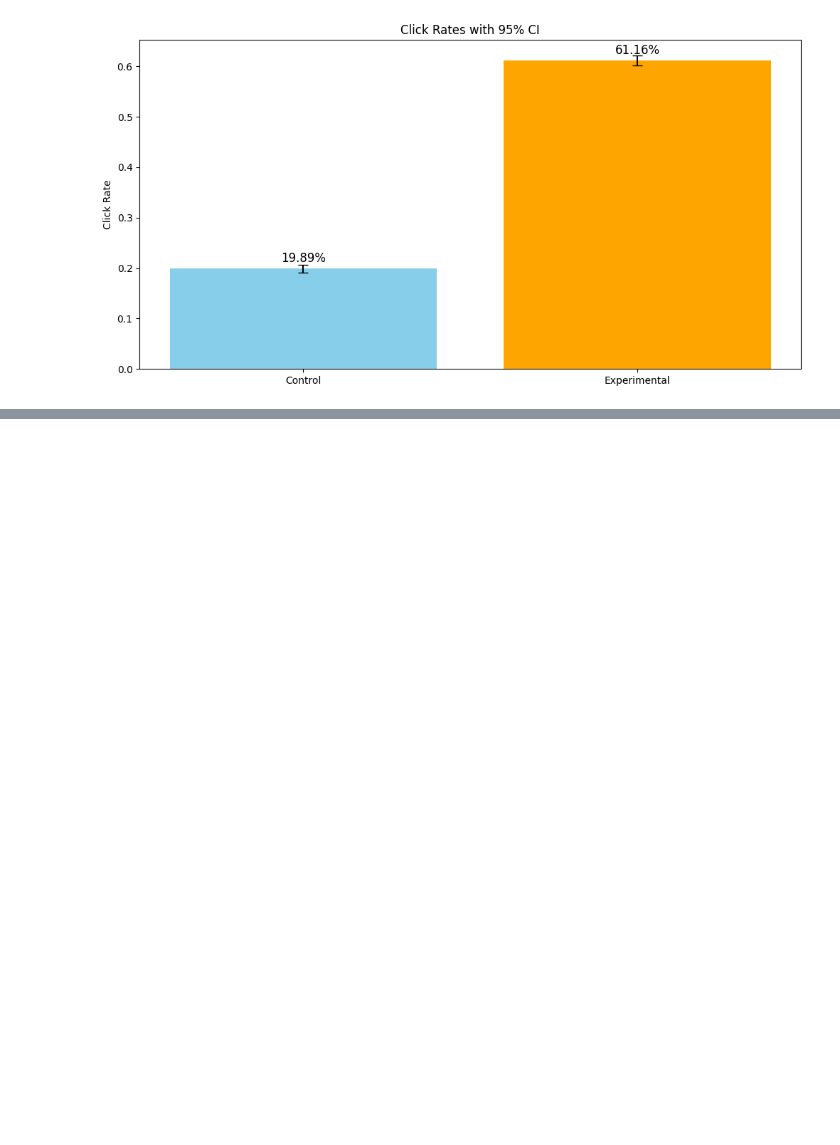
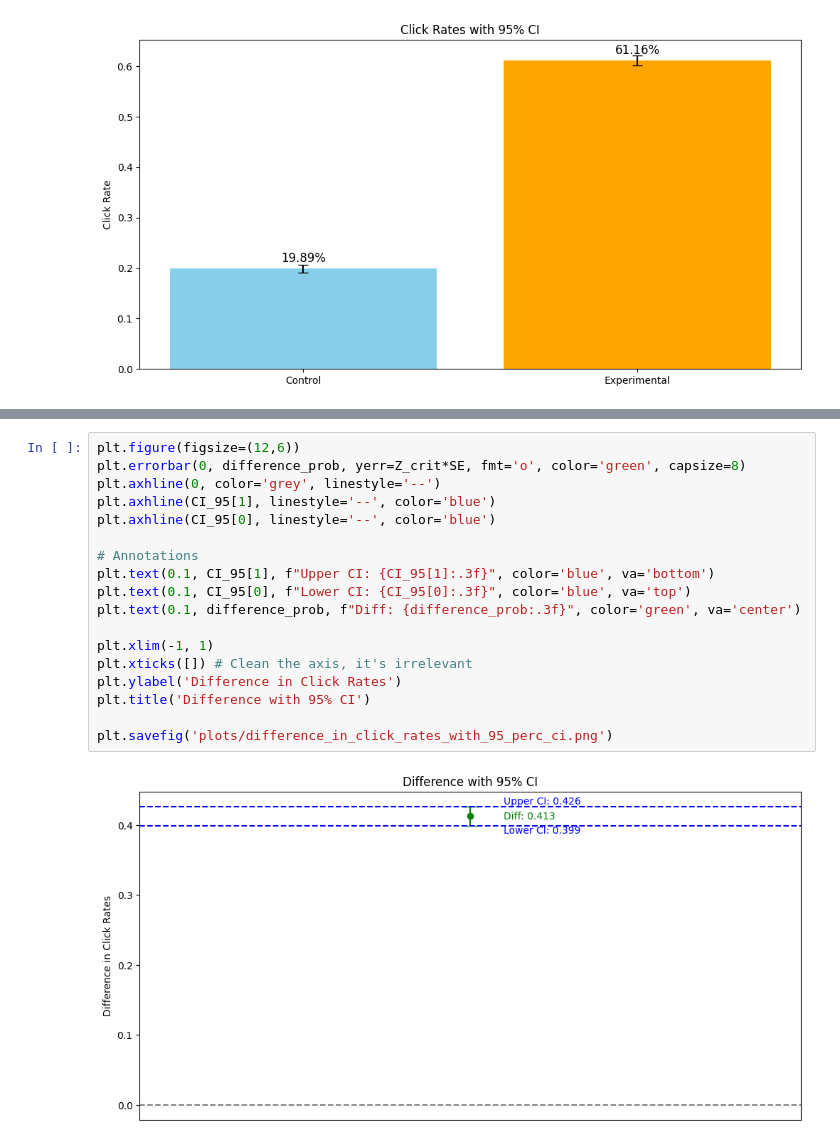
Before and after one commit to PIETRO-ing/ab_test_click_through_rate_analysis, a Jupyter notebook: ab_test_analysis.ipynb, the cells around one changed output, grey strips where cells are left out. Drawn from its saved outputs; the diff is of its cells as text; blank space fills up the shorter version.

Commit message:
plots added

```diff
--- a/ab_test_analysis.ipynb
+++ b/ab_test_analysis.ipynb
@@ -369,0 +378,20 @@ plt.savefig('plots/click_rates_with_95_perc_ci.png')
+# %%
+plt.figure(figsize=(12,6))
+plt.errorbar(0, difference_prob, yerr=Z_crit*SE, fmt='o', color='green', capsize=8)
+plt.axhline(0, color='grey', linestyle='--')
+plt.axhline(CI_95[1], linestyle='--', color='blue')
+plt.axhline(CI_95[0], linestyle='--', color='blue')
+
+# Annotations
+plt.text(0.1, CI_95[1], f"Upper CI: {CI_95[1]:.3f}", color='blue', va='bottom')
+plt.text(0.1, CI_95[0], f"Lower CI: {CI_95[0]:.3f}", color='blue', va='top')
+plt.text(0.1, difference_prob, f"Diff: {difference_prob:.3f}", color='green', va='center')
+
+plt.xlim(-1, 1)
+plt.xticks([]) # Clean the axis, it's irrelevant
+plt.ylabel('Difference in Click Rates')
+plt.title('Difference with 95% CI')
+
+plt.savefig('plots/difference_in_click_rates_with_95_perc_ci.png')
+# %% [output]
+[figure, added]
```
Also changed, not shown: parts of 4 cells of this notebook, 3 other files.
